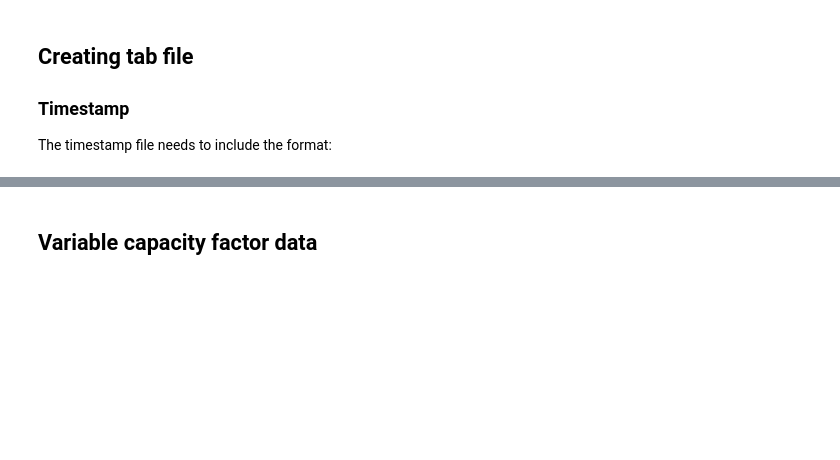
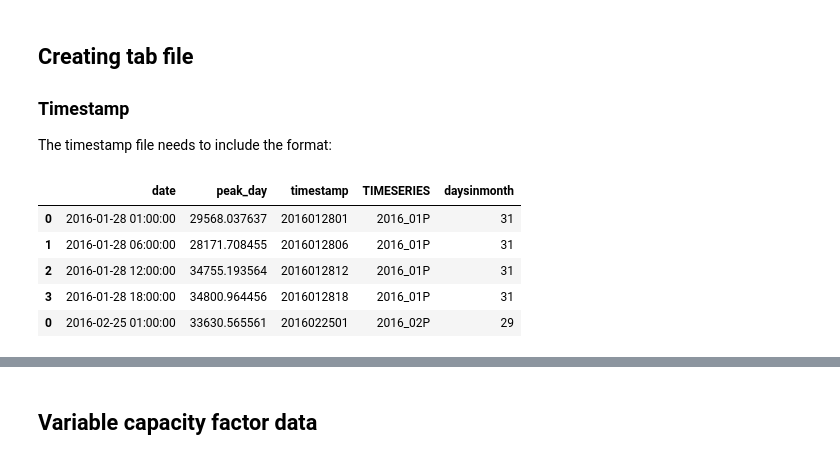
Before and after one commit to sergiocastellanos/switch_mexico_data, a Jupyter notebook: notebooks/Inputs-switch.ipynb, the cells around one changed output, grey strips where cells are left out. Drawn from its saved outputs; the diff is of its cells as text; code cells hidden in the pictures; blank space fills up the shorter version.

```diff
--- a/notebooks/Inputs-switch.ipynb
+++ b/notebooks/Inputs-switch.ipynb
@@ -93,0 +74,23 @@ output_data = output_data.loc[output_data.date.dt.year <= 2025]
+# %%
+def get_peak_day(data, number=4, freq='MS'):
+    """ Construc a representative day based on a single timestamp
+    # Month start is to avoid getting more timepoints in a even division
+    Args:
+    data
+    dates
+    number
+    Todo: Write readme
+    """
+    years = []
+    if number & 1:
+        raise ValueError('Odd number of timepoints. Use even number')
+    for index, group in data.groupby([pd.TimeGrouper('A'), pd.TimeGrouper(freq=freq)]):
+        peak_timestamp = group.idxmax()
+        mask = peak_timestamp.strftime('%Y-%m-%d')
+        years.append(group.loc[mask].iloc[::int((24/4))].reset_index())
+    output_data = pd.concat(years)
+    output_data.rename(columns={'index':'date', 'total':'peak_day'}, inplace=True)
+
+    return output_data
+
+peak_data = get_peak_day(loads['2016']['total'], freq='1MS')
@@ -97,3 +136,16 @@ output_data = output_data.loc[output_data.date.dt.year <= 2025]
 ### Timestamp
 
 The timestamp file needs to include the format:
+# %%
+peak_identifier = 'P'
+peak_data['timestamp'] = peak_data['date'].dt.strftime('%Y%m%d%H')
+peak_data['TIMESERIES'] = peak_data['date'].dt.strftime('%Y_%m{}'.format(peak_identifier))
+peak_data['daysinmonth'] = peak_data['date'].dt.daysinmonth
+peak_data.head()
+# %% [output]
+|  | date | peak_day | timestamp | TIMESERIES | daysinmonth |
+| 0 | 2016-01-28 01:00:00 | 29568.037637 | 2016012801 | 2016_01P | 31 |
+| 1 | 2016-01-28 06:00:00 | 28171.708455 | 2016012806 | 2016_01P | 31 |
+| 2 | 2016-01-28 12:00:00 | 34755.193564 | 2016012812 | 2016_01P | 31 |
+| 3 | 2016-01-28 18:00:00 | 34800.964456 | 2016012818 | 2016_01P | 31 |
+| 0 | 2016-02-25 01:00:00 | 33630.565561 | 2016022501 | 2016_02P | 29 |
```
Also changed, not shown: parts of 22 cells of this notebook.
